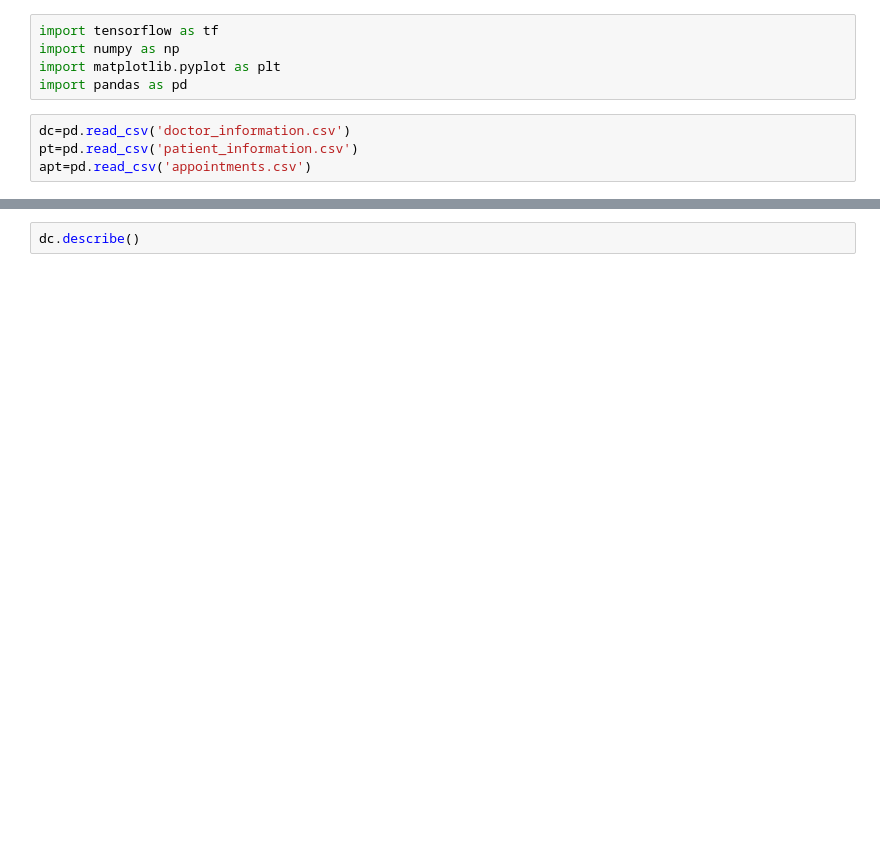
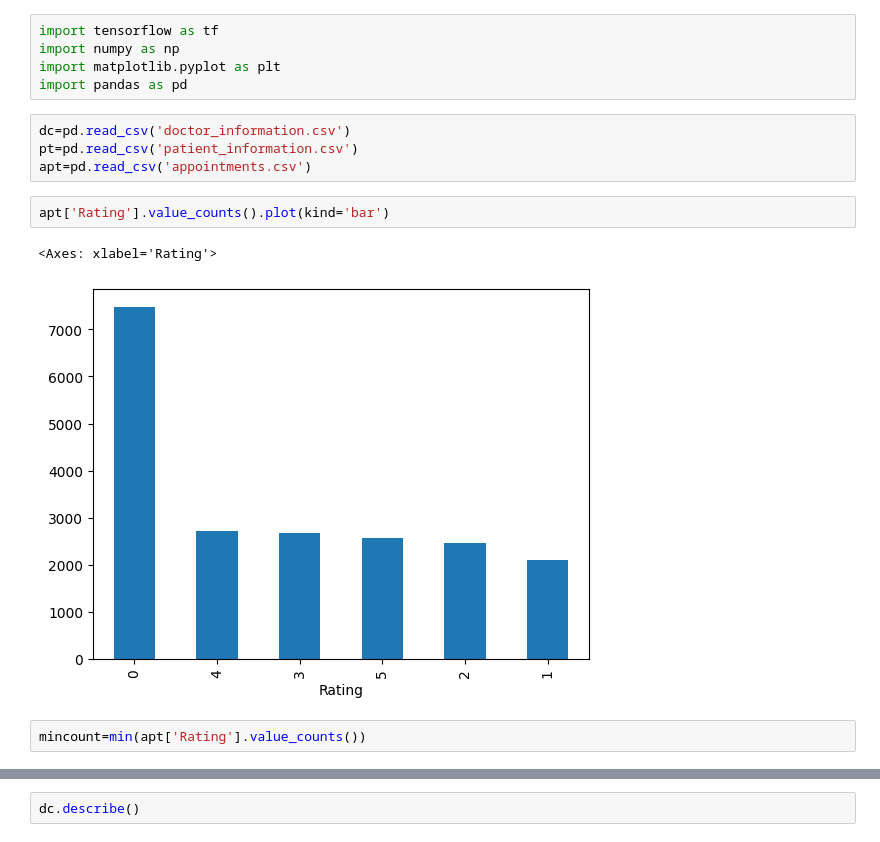
Before and after one commit to avinash84319/Doctor-Recommender-System, a Jupyter notebook: recomend-train-one-model.ipynb, the cells around one changed output, grey strips where cells are left out. Drawn from its saved outputs; the diff is of its cells as text; blank space fills up the shorter version.

```diff
--- a/recomend-train-one-model.ipynb
+++ b/recomend-train-one-model.ipynb
@@ -7,3 +7,10 @@ import pandas as pd
 dc=pd.read_csv('doctor_information.csv')
 pt=pd.read_csv('patient_information.csv')
 apt=pd.read_csv('appointments.csv')
+# %%
+apt['Rating'].value_counts().plot(kind='bar')
+# %% [output]
+<Axes: xlabel='Rating'>
+[figure, added]
+# %%
+mincount=min(apt['Rating'].value_counts())
```
Also changed, not shown: parts of 17 cells of this notebook, 5 other files.
